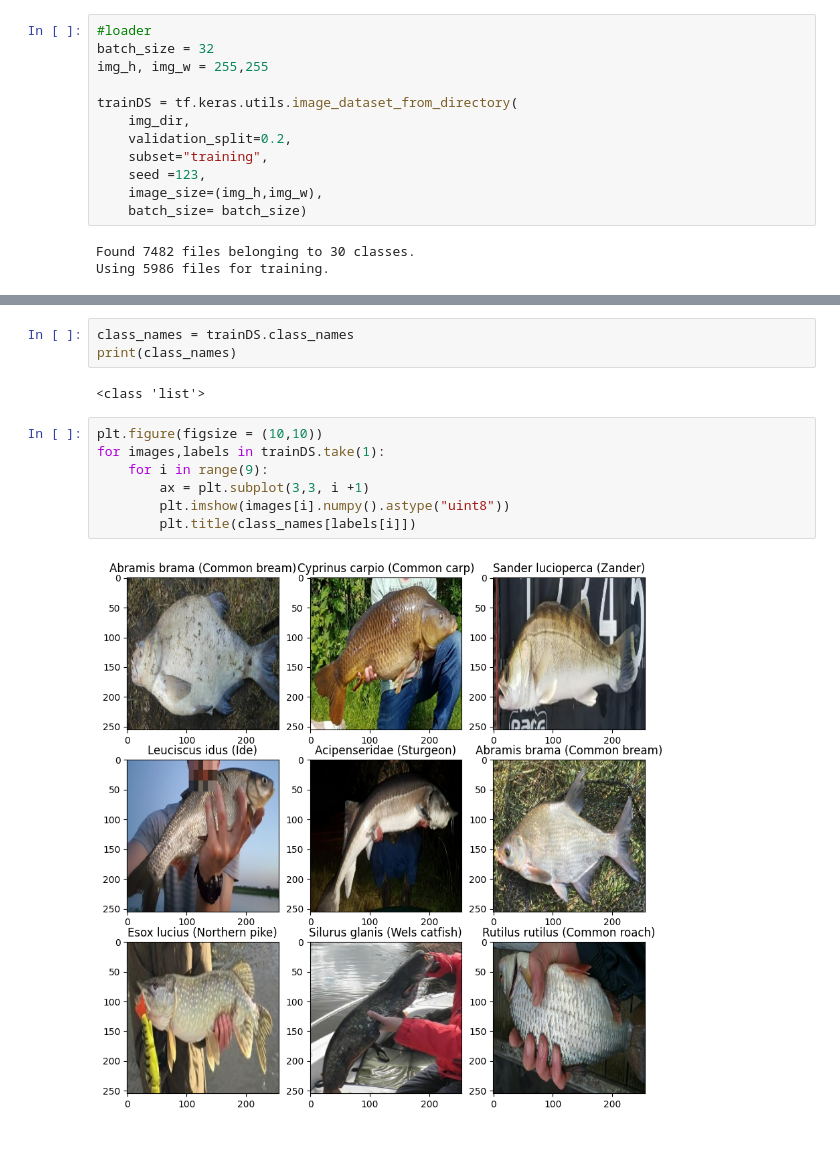
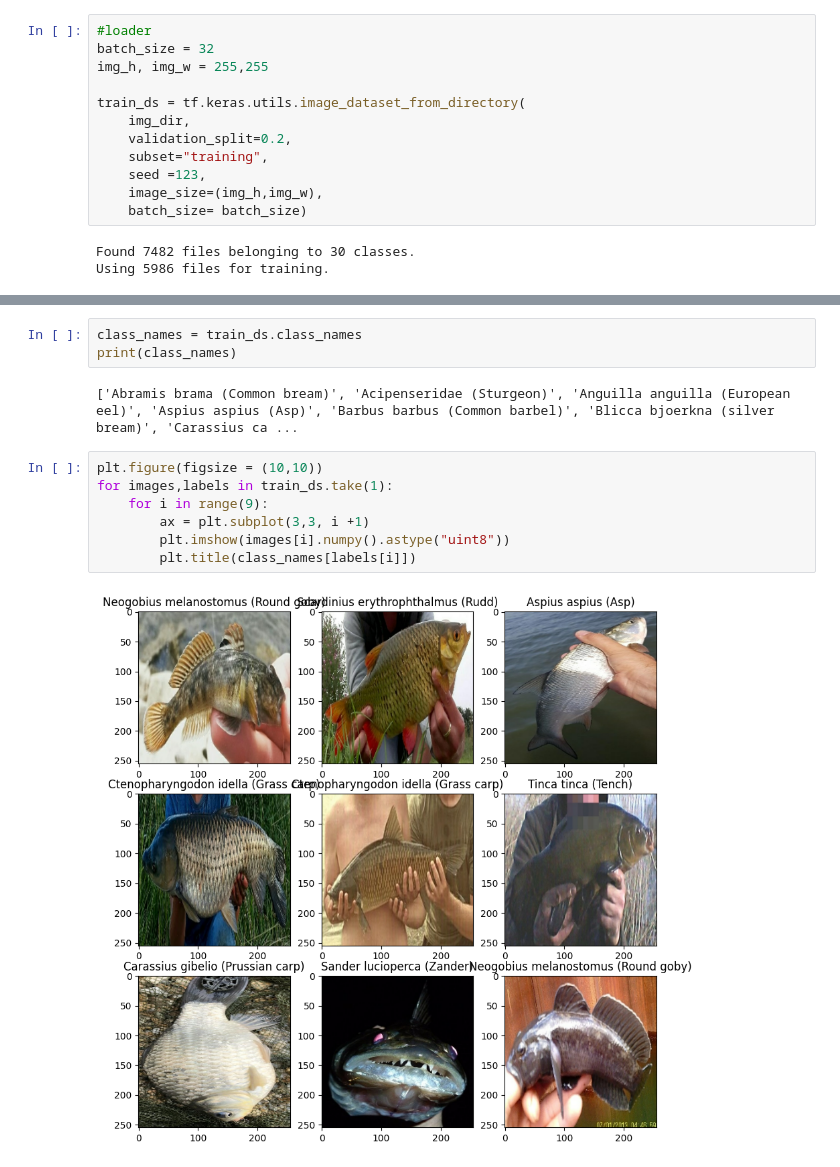
Before and after one commit to KaoticKas/OneFish-Disseration-Project, a Jupyter notebook: Model/project.ipynb, the cells around one changed output, grey strips where cells are left out. Drawn from its saved outputs; the diff is of its cells as text.

```diff
--- a/Model/project.ipynb
+++ b/Model/project.ipynb
@@ -44,7 +44,7 @@ Acipenseridae (Sturgeon)
 batch_size = 32
 img_h, img_w = 255,255
 
-trainDS = tf.keras.utils.image_dataset_from_directory(
+train_ds = tf.keras.utils.image_dataset_from_directory(
     img_dir,
     validation_split=0.2,
     subset="training",
@@ -57,14 +68,14 @@ Using 5986 files for training.
 # %%
-class_names = trainDS.class_names
+class_names = train_ds.class_names
 print(class_names)
 # %% [output]
-<class 'list'>
+['Abramis brama (Common bream)', 'Acipenseridae (Sturgeon)', 'Anguilla anguilla (European eel)', 'Aspius aspius (Asp)', 'Barbus barbus (Common barbel)', 'Blicca bjoerkna (silver bream)', 'Carassius ca ...
 # %%
 plt.figure(figsize = (10,10))
-for images,labels in trainDS.take(1):
+for images,labels in train_ds.take(1):
     for i in range(9):
         ax = plt.subplot(3,3, i +1)
         plt.imshow(images[i].numpy().astype("uint8"))
         plt.title(class_names[labels[i]])
 # %% [output]
-[figure, old version]
+[figure, new version]
```
Also changed, not shown: parts of 5 cells of this notebook.
